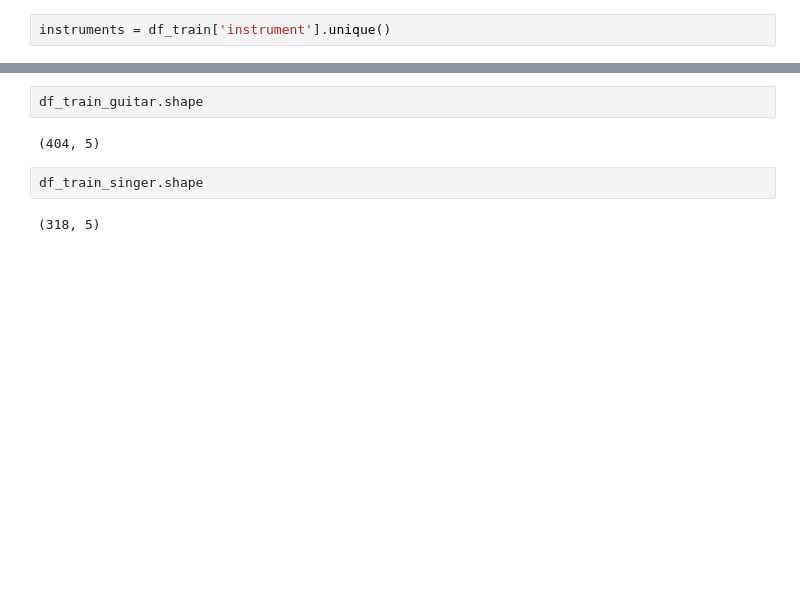
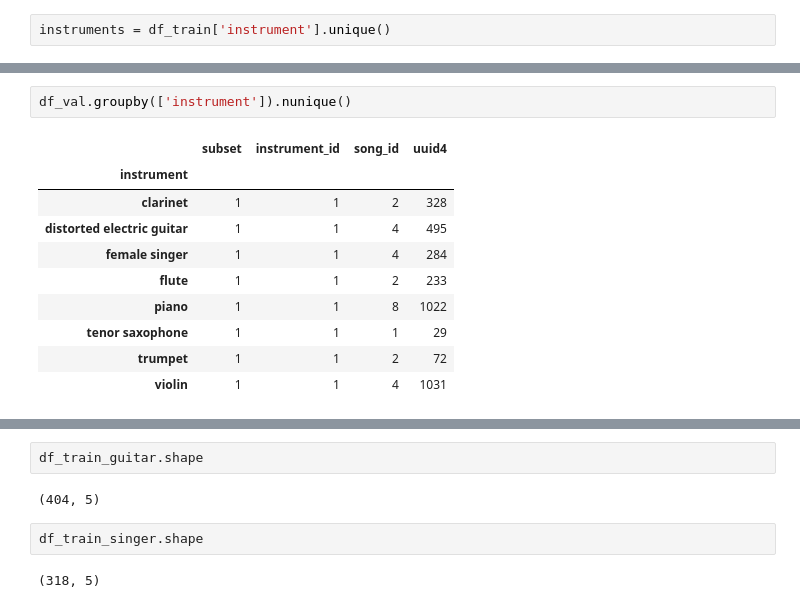
Before and after one commit to imferrer/music_box, a Jupyter notebook: Code/instrument_processing.ipynb, the cells around one changed output, grey strips where cells are left out. Saved outputs shown, nothing was run; the diff lists cells and outputs as text; blank space fills up the shorter version.

```diff
--- a/Code/instrument_processing.ipynb
+++ b/Code/instrument_processing.ipynb
@@ -177,0 +174,13 @@ df_train.groupby(['instrument']).count()
+# %%
+df_val.groupby(['instrument']).nunique()
+# %% [output]
+|  | subset | instrument_id | song_id | uuid4 |
+| instrument |  |  |  |  |
+| clarinet | 1 | 1 | 2 | 328 |
+| distorted electric guitar | 1 | 1 | 4 | 495 |
+| female singer | 1 | 1 | 4 | 284 |
+| flute | 1 | 1 | 2 | 233 |
+| piano | 1 | 1 | 8 | 1022 |
+| tenor saxophone | 1 | 1 | 1 | 29 |
+| trumpet | 1 | 1 | 2 | 72 |
+| violin | 1 | 1 | 4 | 1031 |
```
Also changed, not shown: parts of 60 cells of this notebook, 2 other files.
